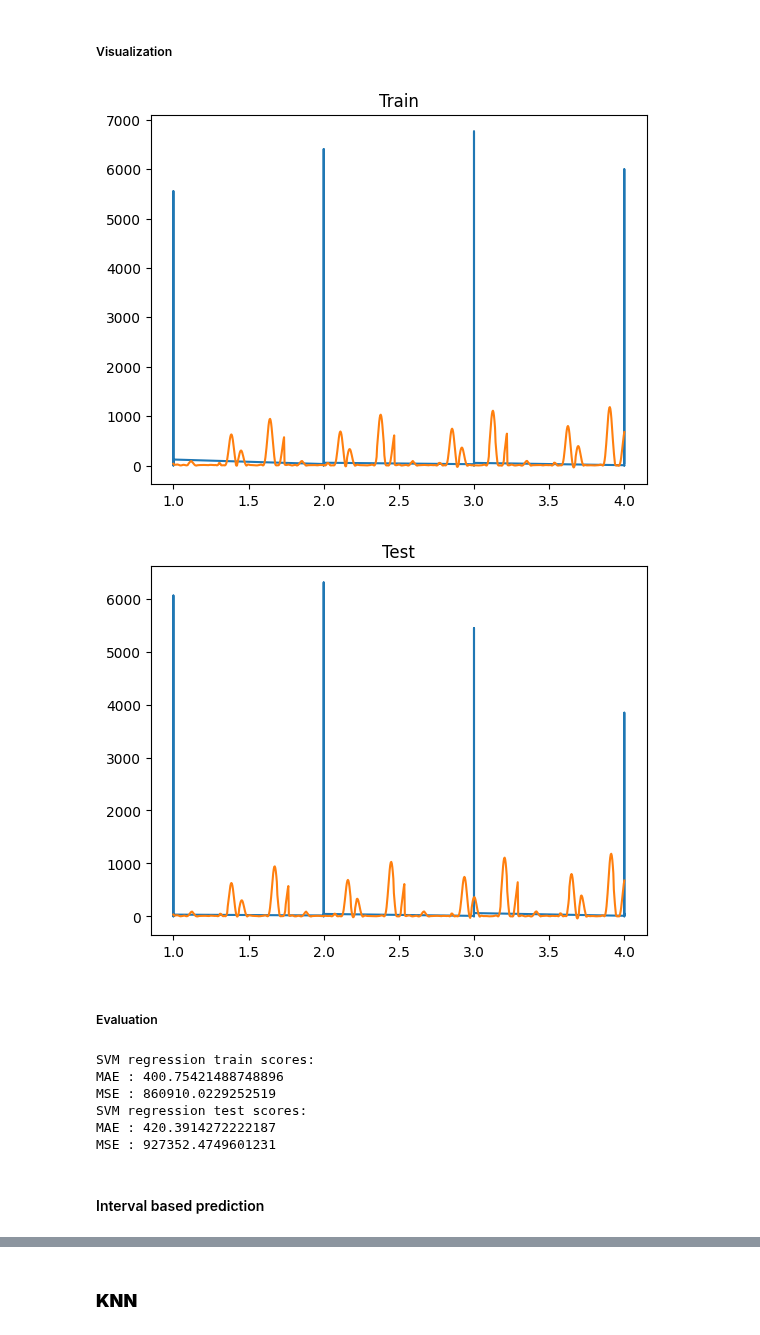
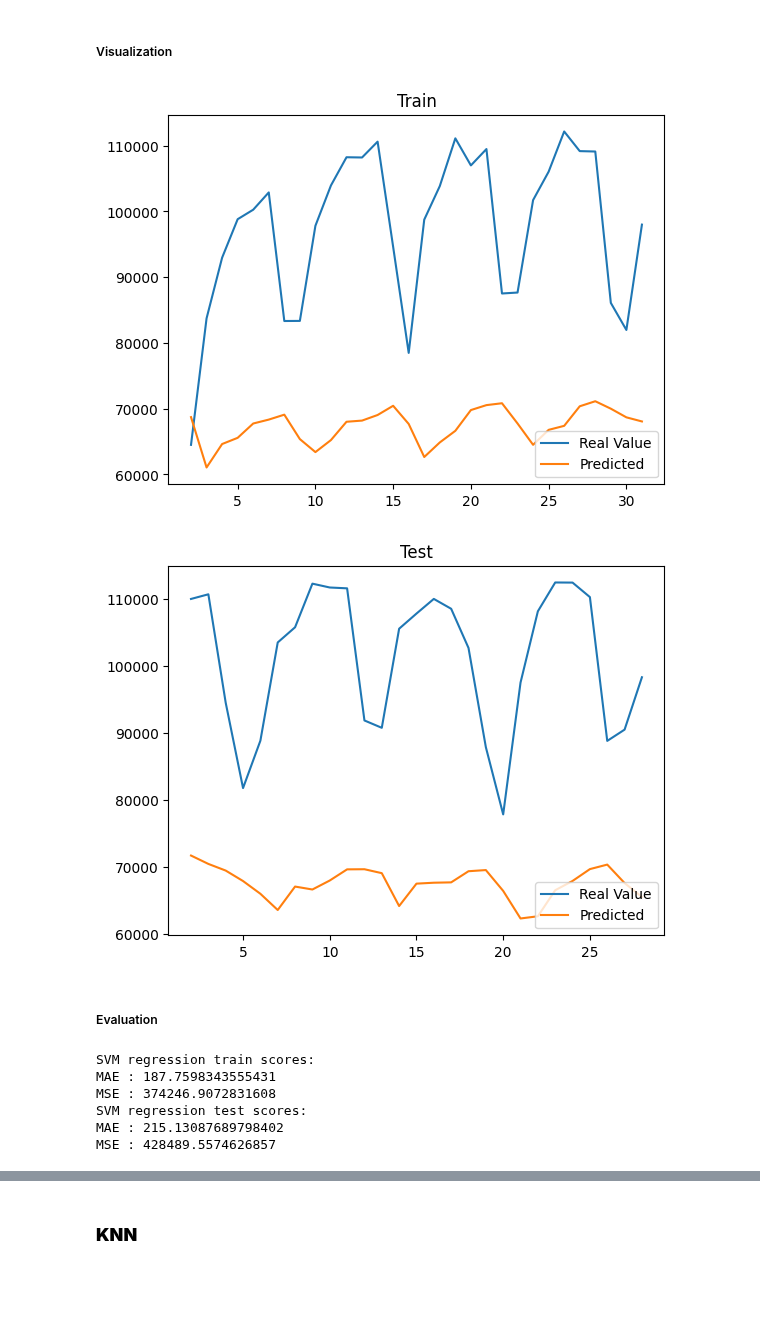
Before and after one commit to danaeis/shoofer-demand-prediction, a Jupyter notebook: Shoojer_phase_1 (ML).ipynb, the cells around one changed output, grey strips where cells are left out. Saved outputs shown, nothing was run; the diff lists cells and outputs as text; code cells hidden in the pictures; blank space fills up the shorter version.

```diff
--- a/Shoojer_phase_1 (ML).ipynb
+++ b/Shoojer_phase_1 (ML).ipynb
@@ -160,3 +183,3 @@ data2_modified = date_format_modifier(data2)
 # %%
-data1_grouped = grouping_by(data1, group_list)
-data2_grouped = grouping_by(data2, group_list)
+data1_grouped = grouping_by(data1_date_modified, group_list)
+data2_grouped = grouping_by(data2_date_modified, group_list)
@@ -180,3 +186,6 @@ plt.xticks(rotation=90)
+# %%
+data1_loc_modified = location_format_modifier(data1_grouped)
+data2_loc_modified = location_format_modifier(data2_grouped)
 # %% [markdown]
 ## Training with first month and testing with second month
 # %% [markdown]
@@ -333,37 +276,35 @@ MSE : 517915.882853342
 ##### Grid search to find best hyper parameters
 # %%
 model = svm.SVR()
-best_params = grid_search(model, {'C' : [0.1,100], 'gamma' :  [0.01, 100], 'kernel': ['rbf']}, data1_grouped.to_numpy(), cv = 5)
+best_params = grid_search(model, {'C' : [0.1,100], 'gamma' :  [0.01, 100], 'kernel': ['rbf']}, data1_loc_modified.to_numpy(), cv = 5)
 # %%
 model = svm.SVR(**best_params)
-yhat_train, yhat_test = point_predict(model, data1_grouped.to_numpy(), data2_grouped.to_numpy())
+yhat_train, yhat_test = point_predict(model, data1_loc_modified.to_numpy(), data2_loc_modified.to_numpy())
 # %% [markdown]
 ##### Visualization
 # %%
-point_predict_visualizer(data1_grouped, data2_grouped, yhat_train, yhat_test, 4)
+point_predict_visualizer(data1_loc_modified, data2_loc_modified, yhat_train, yhat_test)
 # %% [output]
-[figure, old version]
+[figure, new version]
-[figure, old version]
+[figure, new version]
 # %% [markdown]
 ##### Evaluation
 # %%
 print('SVM regression train scores:')
 
 
-evaluation(mean_absolute_error, 'MAE', data1_grouped['Demand'], yhat_train)
-evaluation(mean_squared_error, 'MSE', data1_grouped['Demand'], yhat_train)
+evaluation(mean_absolute_error, 'MAE', data1_loc_modified['Demand'], yhat_train)
+evaluation(mean_squared_error, 'MSE', data1_loc_modified['Demand'], yhat_train)
 
 print('SVM regression test scores:')
 
 
-evaluation(mean_absolute_error, 'MAE', data2_grouped['Demand'], yhat_test)
-evaluation(mean_squared_error, 'MSE', data2_grouped['Demand'], yhat_test)
+evaluation(mean_absolute_error, 'MAE', data2_loc_modified['Demand'], yhat_test)
+evaluation(mean_squared_error, 'MSE', data2_loc_modified['Demand'], yhat_test)
 # %% [output]
 SVM regression train scores:
-MAE : 400.75421488748896
-MSE : 860910.0229252519
+MAE : 187.7598343555431
+MSE : 374246.9072831608
 SVM regression test scores:
-MAE : 420.3914272222187
-MSE : 927352.4749601231
+MAE : 215.13087689798402
+MSE : 428489.5574626857
-# %% [markdown]
-#### Interval based prediction
```
Also changed, not shown: parts of 44 cells of this notebook.
